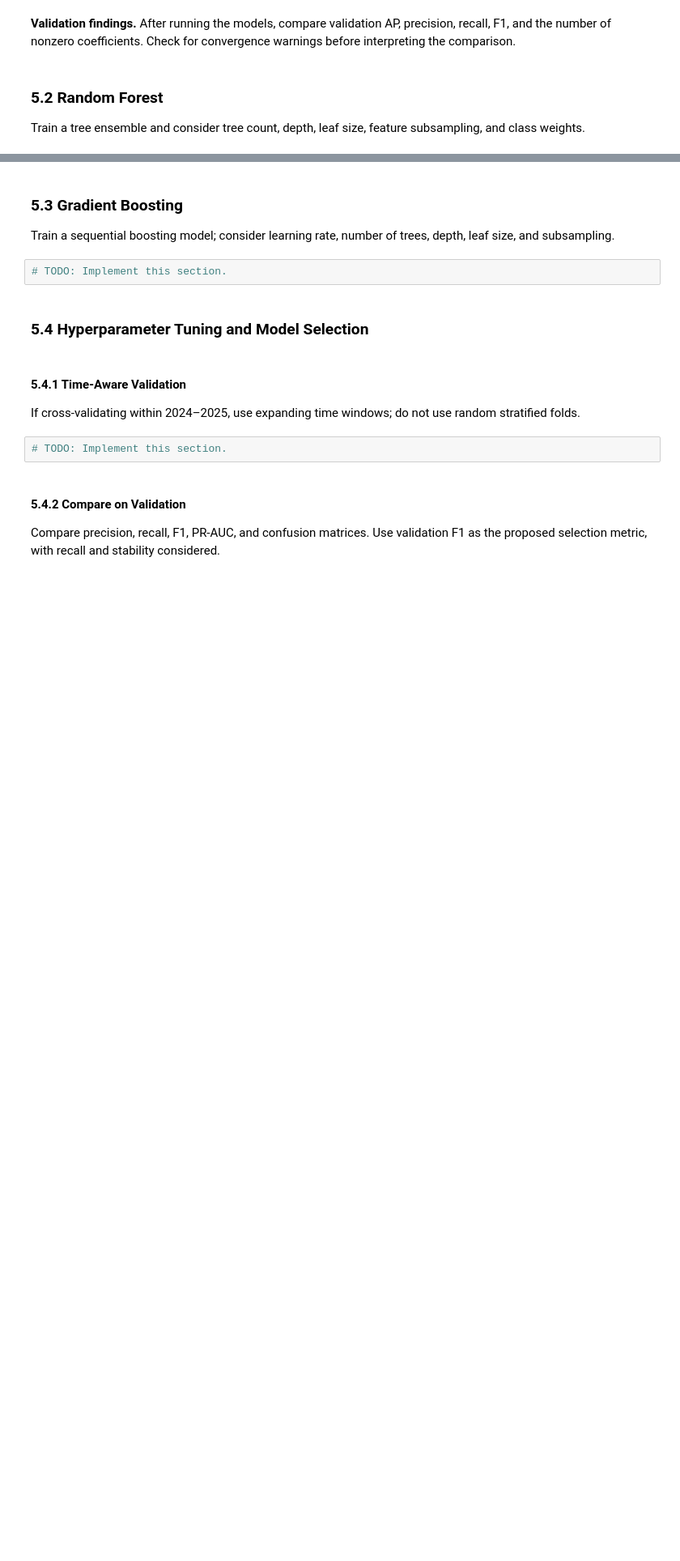
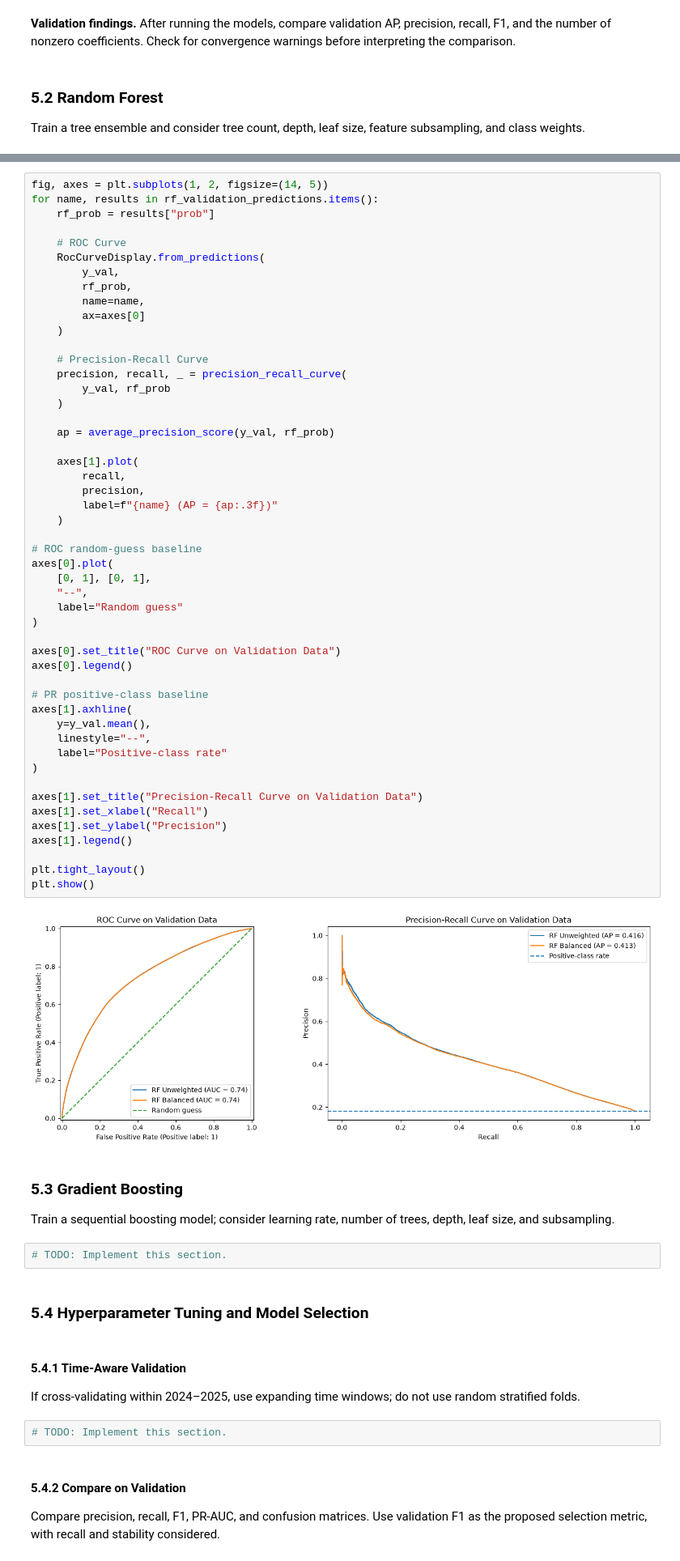
Before and after one commit to GeraintG/CIS_5450_Indigo_Data, a Jupyter notebook: indego_trips_analysis.ipynb, the cells around one changed output, grey strips where cells are left out. Shown at 81% size. Saved outputs shown, nothing was run; the diff lists cells and outputs as text; blank space fills up the shorter version.

```diff
--- a/indego_trips_analysis.ipynb
+++ b/indego_trips_analysis.ipynb
@@ -901,3 +1465,55 @@ Train a tree ensemble and consider tree count, depth, leaf size, feature subsamp
+# %%
+fig, axes = plt.subplots(1, 2, figsize=(14, 5))
+for name, results in rf_validation_predictions.items():
+    rf_prob = results["prob"]
+
+    # ROC Curve
+    RocCurveDisplay.from_predictions(
+        y_val,
+        rf_prob,
+        name=name,
+        ax=axes[0]
+    )
+
+    # Precision-Recall Curve
+    precision, recall, _ = precision_recall_curve(
+        y_val, rf_prob
+    )
+
+    ap = average_precision_score(y_val, rf_prob)
+
+    axes[1].plot(
+        recall,
+        precision,
+        label=f"{name} (AP = {ap:.3f})"
+    )
+
+# ROC random-guess baseline
+axes[0].plot(
+    [0, 1], [0, 1],
+    "--",
+    label="Random guess"
+)
+
+axes[0].set_title("ROC Curve on Validation Data")
+axes[0].legend()
+
+# PR positive-class baseline
+axes[1].axhline(
+    y=y_val.mean(),
+    linestyle="--",
+    label="Positive-class rate"
+)
+
+axes[1].set_title("Precision-Recall Curve on Validation Data")
+axes[1].set_xlabel("Recall")
+axes[1].set_ylabel("Precision")
+axes[1].legend()
+
+plt.tight_layout()
+plt.show()
+# %% [output]
+[figure, added]
 # %% [markdown]
 ### 5.3 Gradient Boosting
 
```
Also changed, not shown: parts of 28 cells of this notebook.
